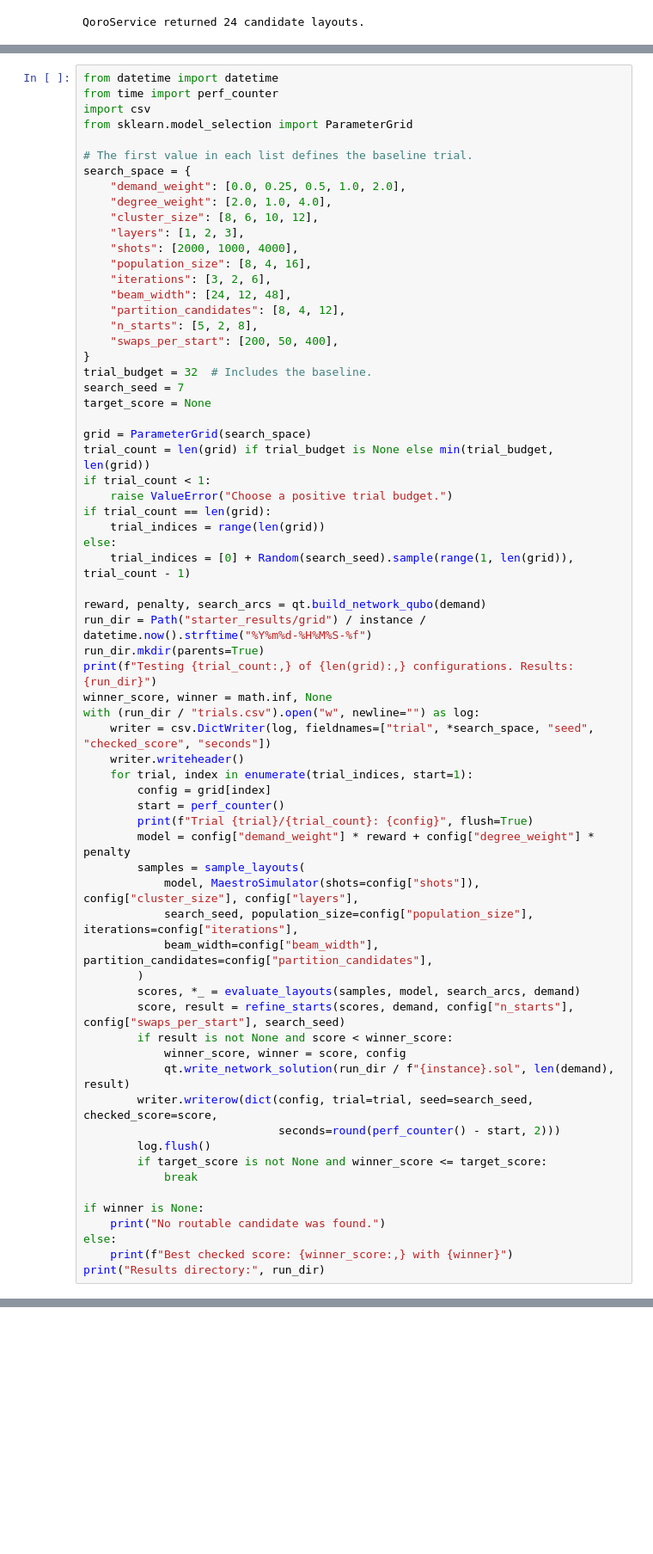
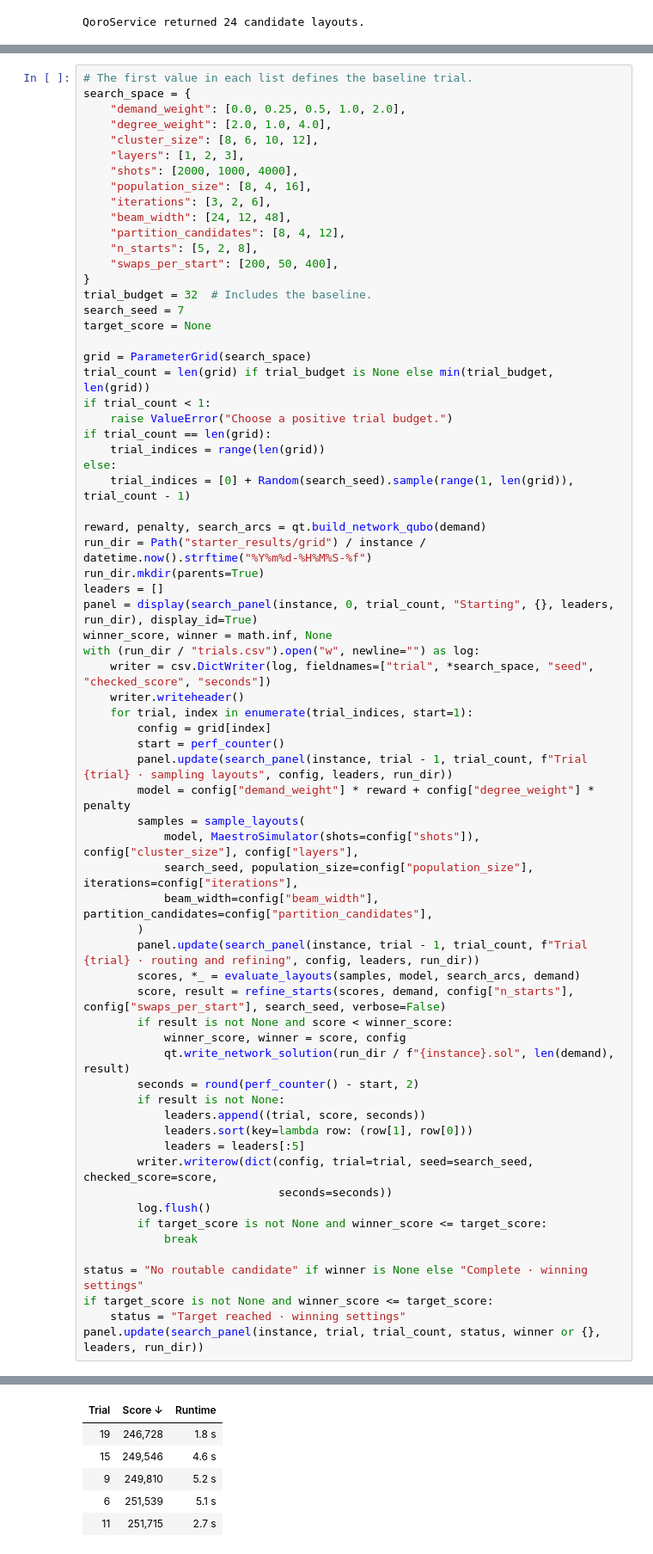
Before and after one commit to 1dimitar/SharQ-Hackathon, a Jupyter notebook: main.ipynb, the cells around one changed output, grey strips where cells are left out. Shown at 86% size. Cells and saved outputs as stored; diff of their text form; blank space fills up the shorter version.

```diff
--- a/main.ipynb
+++ b/main.ipynb
@@ -329,9 +338,4 @@ Larger beams and more shots increase sampling work. More starts and swaps spend
 # %%
-from datetime import datetime
-from time import perf_counter
-import csv
-from sklearn.model_selection import ParameterGrid
-
 # The first value in each list defines the baseline trial.
 search_space = {
     "demand_weight": [0.0, 0.25, 0.5, 1.0, 2.0],
@@ -362,7 +366,8 @@ else:
 reward, penalty, search_arcs = qt.build_network_qubo(demand)
 run_dir = Path("starter_results/grid") / instance / datetime.now().strftime("%Y%m%d-%H%M%S-%f")
 run_dir.mkdir(parents=True)
-print(f"Testing {trial_count:,} of {len(grid):,} configurations. Results: {run_dir}")
+leaders = []
+panel = display(search_panel(instance, 0, trial_count, "Starting", {}, leaders, run_dir), display_id=True)
 winner_score, winner = math.inf, None
 with (run_dir / "trials.csv").open("w", newline="") as log:
     writer = csv.DictWriter(log, fieldnames=["trial", *search_space, "seed", "checked_score", "seconds"])
@@ -370,27 +375,32 @@ with (run_dir / "trials.csv").open("w", newline="") as log:
     for trial, index in enumerate(trial_indices, start=1):
         config = grid[index]
         start = perf_counter()
-        print(f"Trial {trial}/{trial_count}: {config}", flush=True)
+        panel.update(search_panel(instance, trial - 1, trial_count, f"Trial {trial} · sampling layouts", config, leaders, run_dir))
         model = config["demand_weight"] * reward + config["degree_weight"] * penalty
         samples = sample_layouts(
             model, MaestroSimulator(shots=config["shots"]), config["cluster_size"], config["layers"],
             search_seed, population_size=config["population_size"], iterations=config["iterations"],
             beam_width=config["beam_width"], partition_candidates=config["partition_candidates"],
         )
+        panel.update(search_panel(instance, trial - 1, trial_count, f"Trial {trial} · routing and refining", config, leaders, run_dir))
         scores, *_ = evaluate_layouts(samples, model, search_arcs, demand)
-        score, result = refine_starts(scores, demand, config["n_starts"], config["swaps_per_start"], search_seed)
+        score, result = refine_starts(scores, demand, config["n_starts"], config["swaps_per_start"], search_seed, verbose=False)
         if result is not None and score < winner_score:
             winner_score, winner = score, config
             qt.write_network_solution(run_dir / f"{instance}.sol", len(demand), result)
+        seconds = round(perf_counter() - start, 2)
+        if result is not None:
+            leaders.append((trial, score, seconds))
+            leaders.sort(key=lambda row: (row[1], row[0]))
+            leaders = leaders[:5]
         writer.writerow(dict(config, trial=trial, seed=search_seed, checked_score=score,
-                             seconds=round(perf_counter() - start, 2)))
+                             seconds=seconds))
         log.flush()
         if target_score is not None and winner_score <= target_score:
             break
 
-if winner is None:
-    print("No routable candidate was found.")
-else:
-    print(f"Best checked score: {winner_score:,} with {winner}")
-print("Results directory:", run_dir)
+status = "No routable candidate" if winner is None else "Complete · winning settings"
+if target_score is not None and winner_score <= target_score:
+    status = "Target reached · winning settings"
+panel.update(search_panel(instance, trial, trial_count, status, winner or {}, leaders, run_dir))
 # %% [output]
@@ -413,0 +411,6 @@ Results directory: starter_results/grid/network11/20261121-231013-260387
+| Trial | Score ↓ | Runtime |
+| 19 | 246,728 | 1.8 s |
+| 15 | 249,546 | 4.6 s |
+| 9 | 249,810 | 5.2 s |
+| 6 | 251,539 | 5.1 s |
+| 11 | 251,715 | 2.7 s |
```
Also changed, not shown: parts of 26 cells of this notebook, 5 other files.
